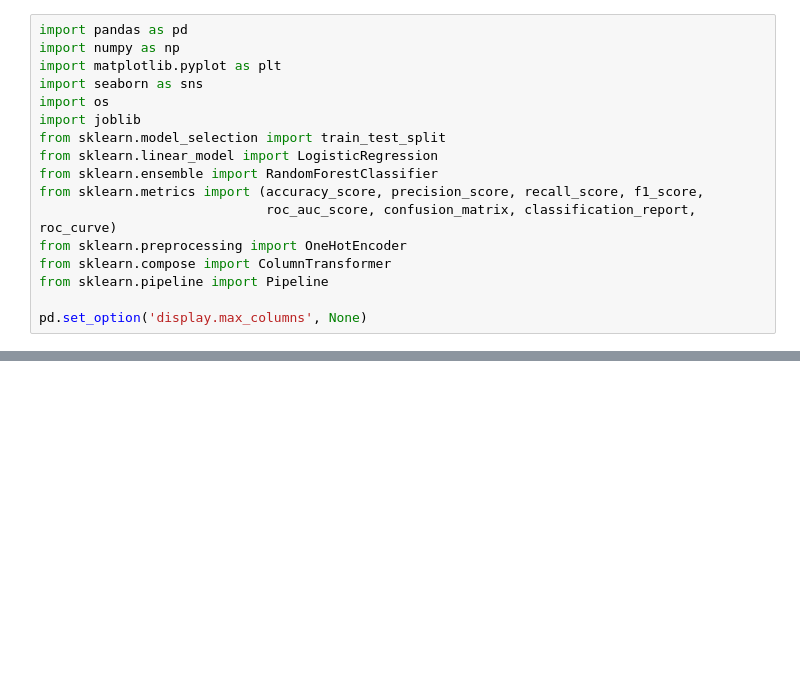
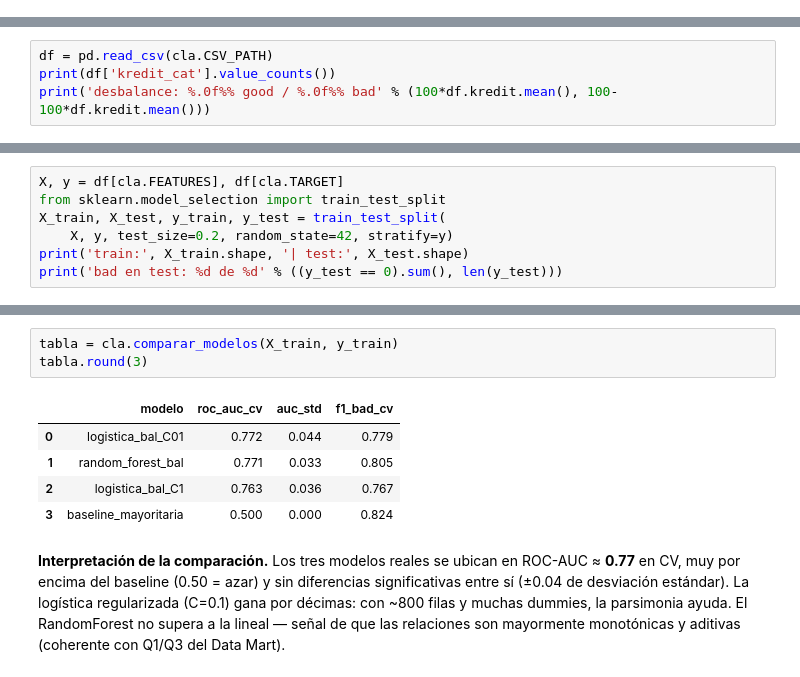
Before and after one commit to Borre4023/REC_ECBD_2026_Dominguez_Zarate_Alexander, a Jupyter notebook: notebooks/04_clasificacion.ipynb, the cells around one changed output, grey strips where cells are left out. Drawn from its saved outputs; the diff is of its cells as text; blank space fills up the shorter version.

```diff
--- a/notebooks/04_clasificacion.ipynb
+++ b/notebooks/04_clasificacion.ipynb
@@ -5,17 +0,0 @@
-# %%
-import pandas as pd
-import numpy as np
-import matplotlib.pyplot as plt
-import seaborn as sns
-import os
-import joblib
-from sklearn.model_selection import train_test_split
-from sklearn.linear_model import LogisticRegression
-from sklearn.ensemble import RandomForestClassifier
-from sklearn.metrics import (accuracy_score, precision_score, recall_score, f1_score,
-                             roc_auc_score, confusion_matrix, classification_report, roc_curve)
-from sklearn.preprocessing import OneHotEncoder
-from sklearn.compose import ColumnTransformer
-from sklearn.pipeline import Pipeline
-
-pd.set_option('display.max_columns', None)
@@ -75,0 +41,4 @@ print('Guardado:', out_path)
+# %%
+df = pd.read_csv(cla.CSV_PATH)
+print(df['kredit_cat'].value_counts())
+print('desbalance: %.0f%% good / %.0f%% bad' % (100*df.kredit.mean(), 100-100*df.kredit.mean()))
@@ -75,0 +51,7 @@ print('Guardado:', out_path)
+# %%
+X, y = df[cla.FEATURES], df[cla.TARGET]
+from sklearn.model_selection import train_test_split
+X_train, X_test, y_train, y_test = train_test_split(
+    X, y, test_size=0.2, random_state=42, stratify=y)
+print('train:', X_train.shape, '| test:', X_test.shape)
+print('bad en test: %d de %d' % ((y_test == 0).sum(), len(y_test)))
@@ -75,0 +71,15 @@ print('Guardado:', out_path)
+# %%
+tabla = cla.comparar_modelos(X_train, y_train)
+tabla.round(3)
+# %% [output]
+|  | modelo | roc_auc_cv | auc_std | f1_bad_cv |
+| 0 | logistica_bal_C01 | 0.772 | 0.044 | 0.779 |
+| 1 | random_forest_bal | 0.771 | 0.033 | 0.805 |
+| 2 | logistica_bal_C1 | 0.763 | 0.036 | 0.767 |
+| 3 | baseline_mayoritaria | 0.500 | 0.000 | 0.824 |
+# %% [markdown]
+**Interpretación de la comparación.** Los tres modelos reales se ubican en ROC-AUC ≈ **0.77**
+en CV, muy por encima del baseline (0.50 = azar) y sin diferencias significativas entre sí
+(±0.04 de desviación estándar). La logística regularizada (C=0.1) gana por décimas: con ~800 filas
+y muchas dummies, la parsimonia ayuda. El RandomForest no supera a la lineal — señal de que las
+relaciones son mayormente monotónicas y aditivas (coherente con Q1/Q3 del Data Mart).
```
Also changed, not shown: parts of 27 cells of this notebook, 11 other files.
